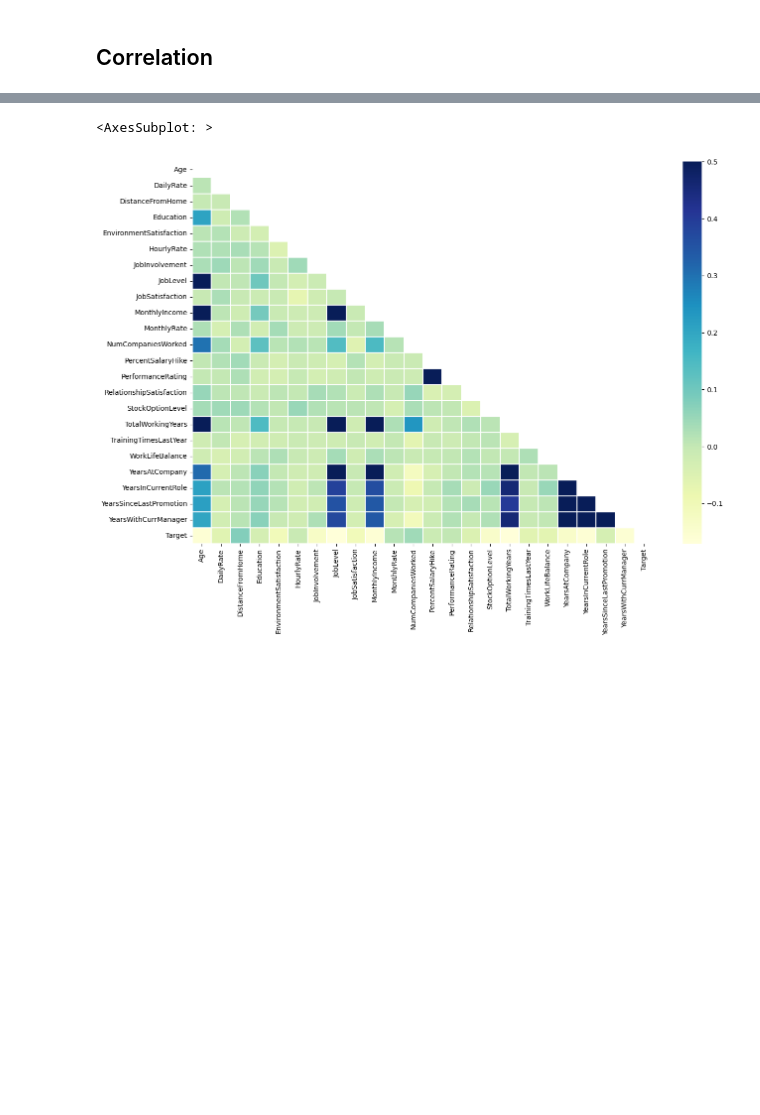
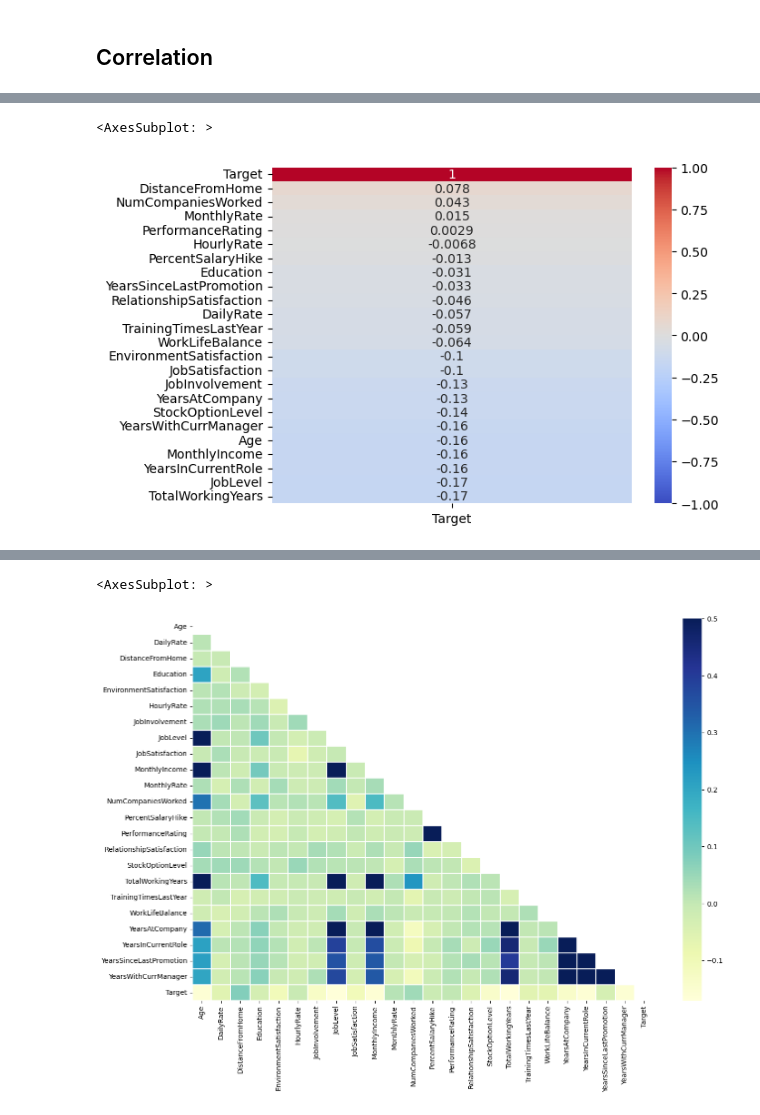
Before and after one commit to ZakariaElKazdam/Attrition-detection, a Jupyter notebook: attrition_detection.ipynb, the cells around one changed output, grey strips where cells are left out. Cells and saved outputs as stored; diff of their text form; code cells hidden in the pictures; blank space fills up the shorter version.

```diff
--- a/attrition_detection.ipynb
+++ b/attrition_detection.ipynb
@@ -522,6 +534,10 @@ data_trans = data_trans.drop(['Attrition', 'EmployeeCount', 'EmployeeNumber', 'S
 # %%
+data_copy = data.copy(deep=True)
+data_copy['Target'] = data['Attrition'].apply(lambda x: 0 if x == 'No' else 1)
+data_copy.drop(['Attrition', 'EmployeeCount', 'EmployeeNumber', 'StandardHours', 'Over18'], axis = 1 , inplace = True)
 
-correlations = data_trans.corr()['Target'].sort_values()
-print('Most Positive Correlations: \n', correlations.tail(5))
-print('\nMost Negative Correlations: \n', correlations.head(5))
+
+correlations = data_copy.corr(numeric_only= True)
+
+correlations
 # %% [output]
@@ -542,0 +562,7 @@ Name: Target, dtype: float64
+# %%
+target_corr = correlations[['Target']].sort_values(by='Target', ascending=False)
+
+sns.heatmap(target_corr , cmap='coolwarm', annot=True , vmin= -1 , vmax =1)
+# %% [output]
+<AxesSubplot: >
+[figure, added]
```
Also changed, not shown: parts of 11 cells of this notebook.
